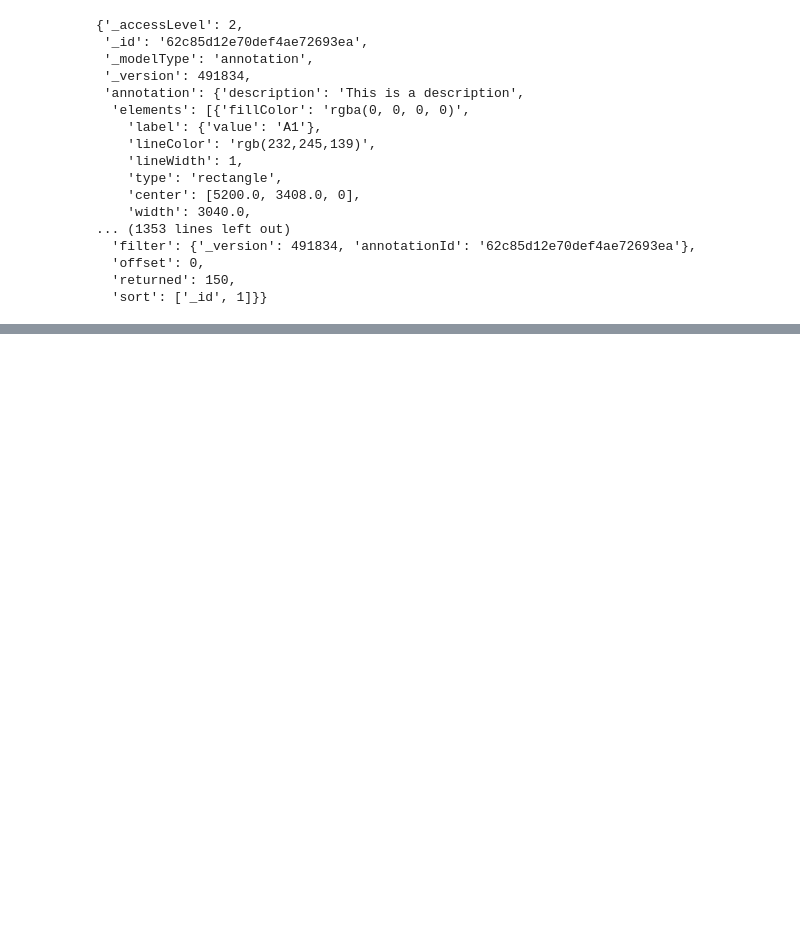
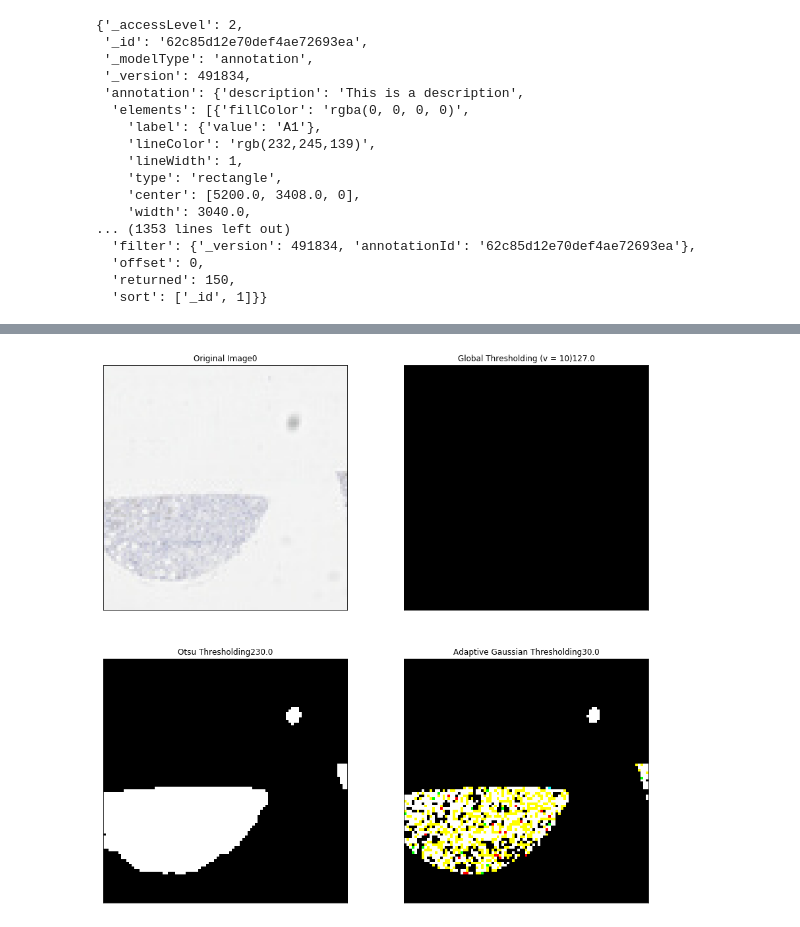
Before and after one commit to dgutman/webix_image_organizer, a Jupyter notebook: microarray/generateRotatedTMAGrid.ipynb, the cells around one changed output, grey strips where cells are left out. Drawn from its saved outputs; the diff is of its cells as text; code cells hidden in the pictures; blank space fills up the shorter version.

Commit message:
working on otsu code

```diff
--- a/microarray/generateRotatedTMAGrid.ipynb
+++ b/microarray/generateRotatedTMAGrid.ipynb
@@ -271,0 +314,27 @@ img.shape
+# %%
+tmaCore = region_im[ys:ye,xs:xe,:]
+
+img=np.copy(tmaCore)
+#ret,th2 = cv2.threshold(~img,20,255,cv2.THRESH_BINARY)
+
+gray = cv2.cvtColor(img, cv2.COLOR_BGR2GRAY)
+blurred = cv2.GaussianBlur(gray, (7, 7), 0)
+
+ret = [0,0,0,0]  ## intialize array with 4 values
+
+ret[1],th1 = cv2.threshold(~gray,127,255,cv2.THRESH_BINARY)
+(ret[2], th2) = cv2.threshold(blurred, 0, 255,cv2.THRESH_BINARY_INV | cv2.THRESH_OTSU)
+ret[3],th3 = cv2.threshold(~img,30,255,cv2.THRESH_BINARY)
+
+
+
+titles = ['Original Image ', 'Global Thresholding (v = 10) ',
+            'Otsu Thresholding ', 'Adaptive Gaussian Thresholding ']
+images = [img, th1, th2, th3]
+for i in range(4):
+    plt.subplot(2,2,i+1),plt.imshow(images[i],'gray')
+    plt.title(titles[i]+str(ret[i]))
+    plt.xticks([]),plt.yticks([])
+plt.show()
+# %% [output]
+[figure, added]
```
Also changed, not shown: parts of 16 cells of this notebook.
